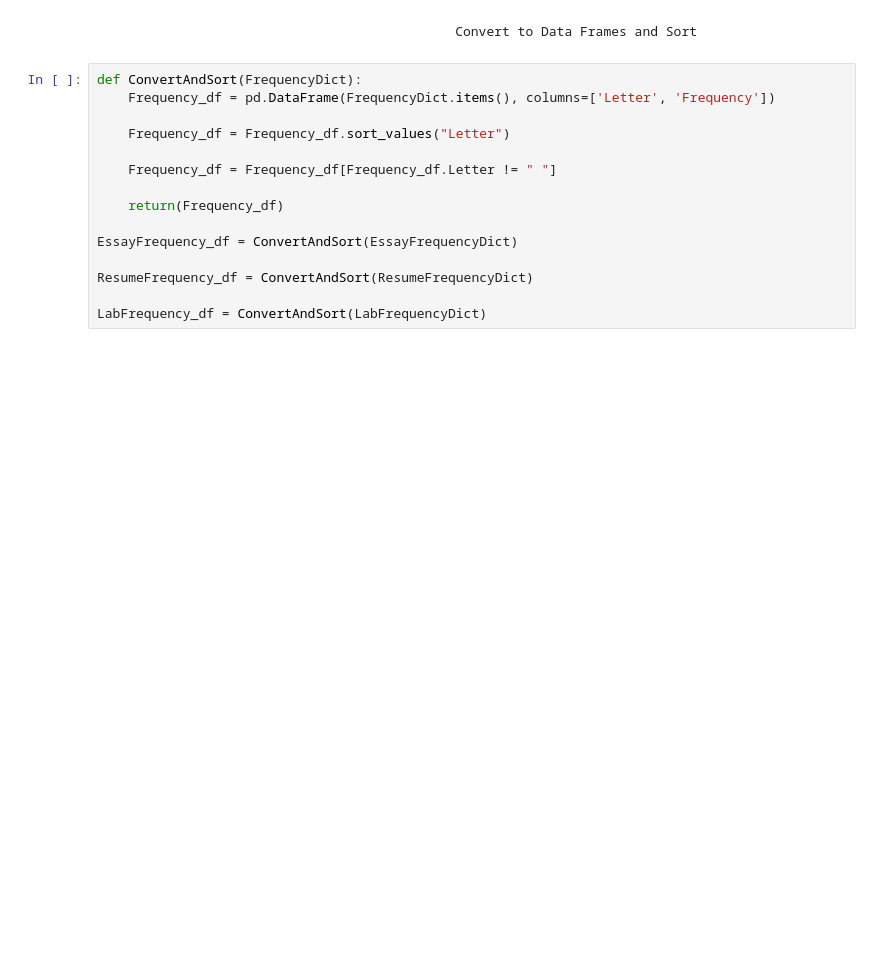
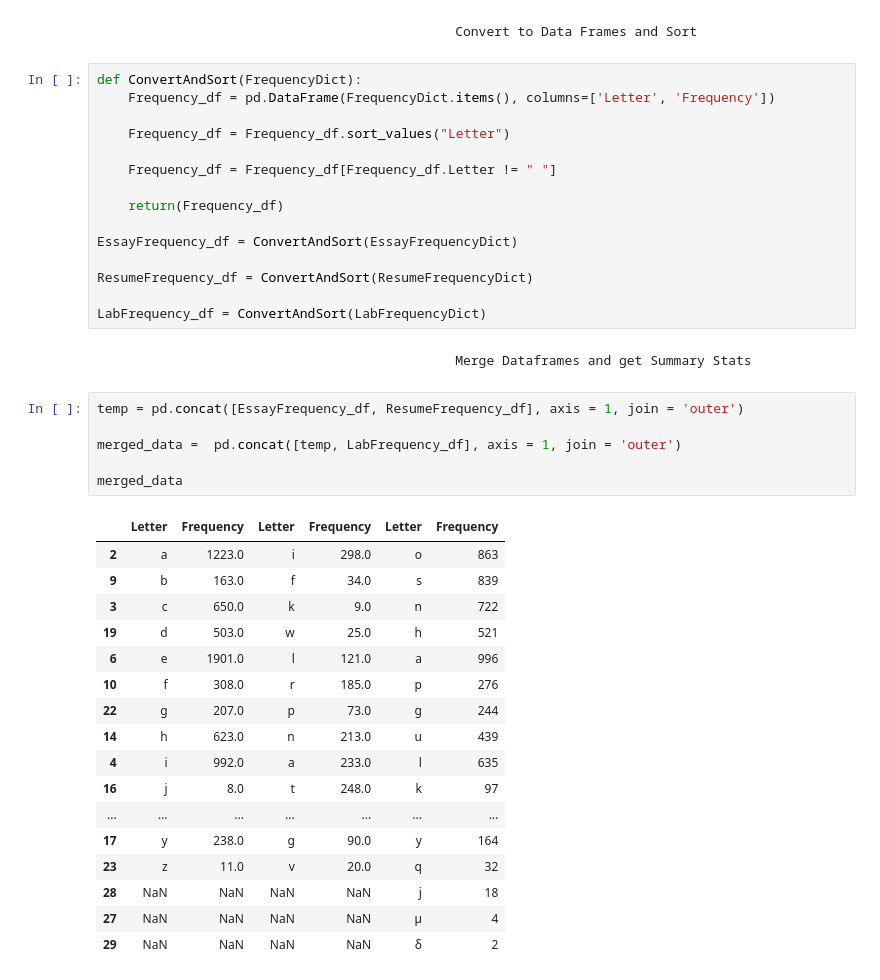
Before and after one commit to mikayla-eckelcifrese/JupyterLabRepository, a Jupyter notebook: Test Random Sample Text from File.ipynb, the cells around one changed output. Drawn from its saved outputs; the diff is of its cells as text; blank space fills up the shorter version.

```diff
--- a/Test Random Sample Text from File.ipynb
+++ b/Test Random Sample Text from File.ipynb
@@ -104,4 +106,30 @@ EssayFrequency_df = ConvertAndSort(EssayFrequencyDict)
 ResumeFrequency_df = ConvertAndSort(ResumeFrequencyDict)
 
 LabFrequency_df = ConvertAndSort(LabFrequencyDict)
+# %% [markdown]
+                                                Merge Dataframes and get Summary Stats
+# %%
+temp = pd.concat([EssayFrequency_df, ResumeFrequency_df], axis = 1, join = 'outer')
+
+merged_data =  pd.concat([temp, LabFrequency_df], axis = 1, join = 'outer')
+
+merged_data
+# %% [output]
+|  | Letter | Frequency | Letter | Frequency | Letter | Frequency |
+| 2 | a | 1223.0 | i | 298.0 | o | 863 |
+| 9 | b | 163.0 | f | 34.0 | s | 839 |
+| 3 | c | 650.0 | k | 9.0 | n | 722 |
+| 19 | d | 503.0 | w | 25.0 | h | 521 |
+| 6 | e | 1901.0 | l | 121.0 | a | 996 |
+| 10 | f | 308.0 | r | 185.0 | p | 276 |
+| 22 | g | 207.0 | p | 73.0 | g | 244 |
+| 14 | h | 623.0 | n | 213.0 | u | 439 |
+| 4 | i | 992.0 | a | 233.0 | l | 635 |
+| 16 | j | 8.0 | t | 248.0 | k | 97 |
+| ... | ... | ... | ... | ... | ... | ... |
+| 17 | y | 238.0 | g | 90.0 | y | 164 |
+| 23 | z | 11.0 | v | 20.0 | q | 32 |
+| 28 | NaN | NaN | NaN | NaN | j | 18 |
+| 27 | NaN | NaN | NaN | NaN | µ | 4 |
+| 29 | NaN | NaN | NaN | NaN | δ | 2 |
 # %%
```
Also changed, not shown: parts of 4 cells of this notebook.
